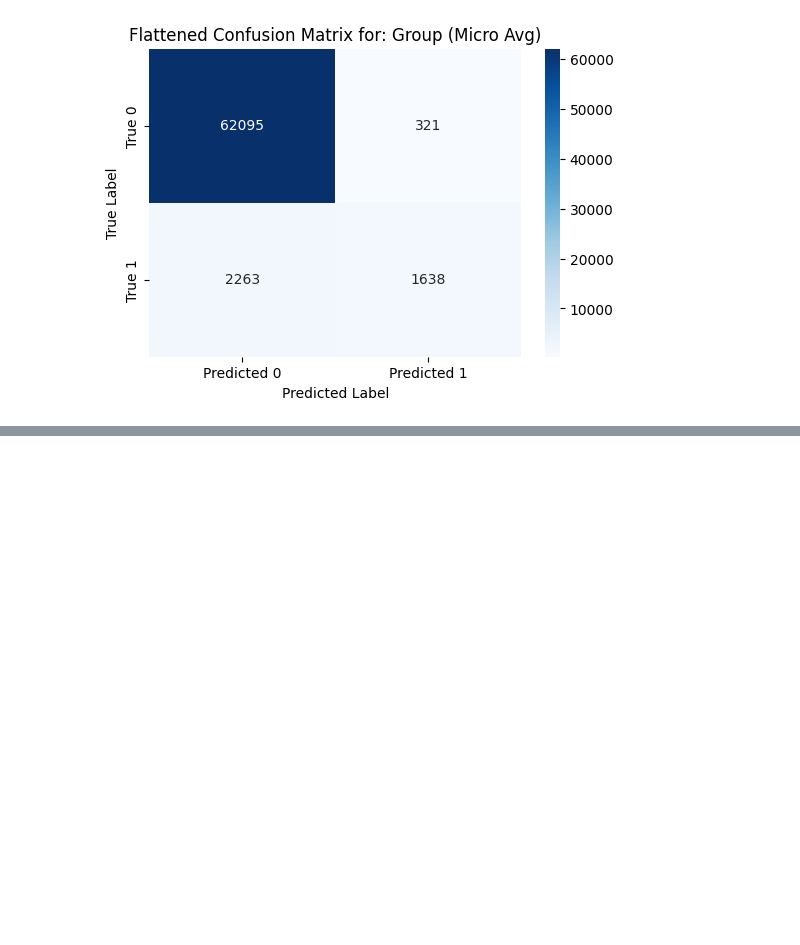
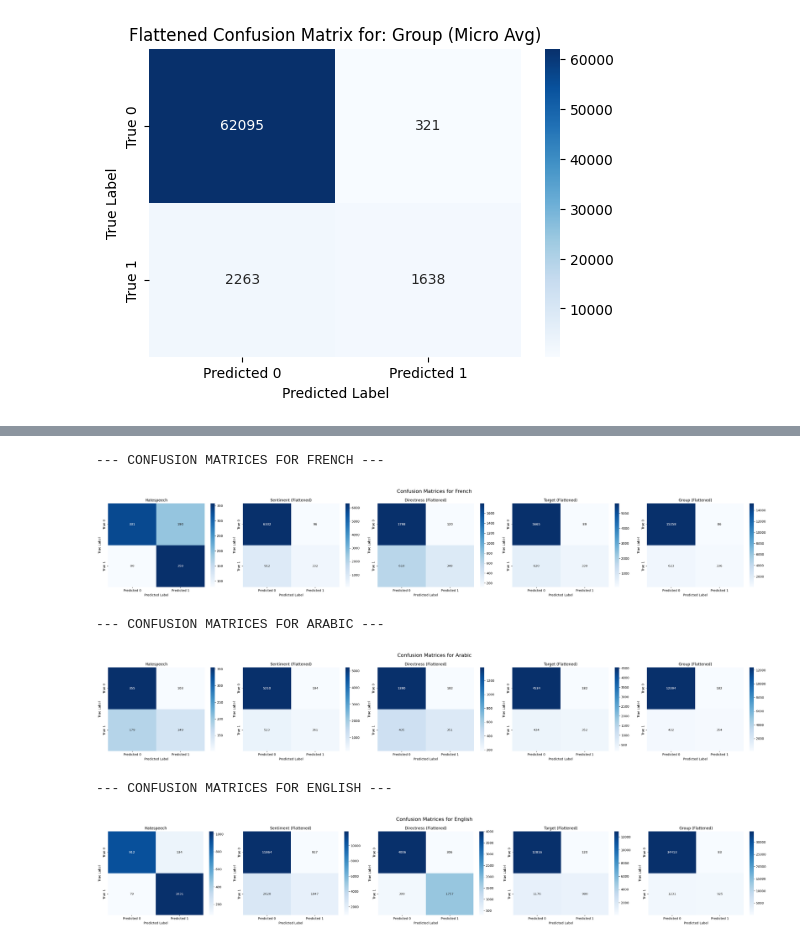
Before and after one commit to nadaamoharram/MLMA_Toxicity_Detection_Deep_Learning, a Jupyter notebook: Modeling/Baseline_mBERT.ipynb, the cells around one changed output, grey strips where cells are left out. Saved outputs shown, nothing was run; the diff lists cells and outputs as text; code cells hidden in the pictures; blank space fills up the shorter version.

```diff
--- a/Modeling/Baseline_mBERT.ipynb
+++ b/Modeling/Baseline_mBERT.ipynb
@@ -1008,0 +1097,59 @@ for i, label_name in id2label.items():
+# %%
+# Apply sigmoid to get probabilities
+sigmoid = torch.nn.Sigmoid()
+predicted_probs_np = sigmoid(torch.Tensor(predicted_logits_np)).numpy()
+
+# Apply threshold to get binary predictions for each label
+predicted_binary_labels_np = (predicted_probs_np >= 0.5).astype(int)
+
+for lang in val_df['language'].unique():
+    print(f"--- CONFUSION MATRICES FOR {lang.upper()} ---")
+    lang_indices = val_df[val_df['language'] == lang].index
+
+    fig, axes = plt.subplots(1, 5, figsize=(30, 5))
+    fig.suptitle(f'Confusion Matrices for {lang.capitalize()}', fontsize=16)
+
+    # Hatespeech
+    cm = confusion_matrix(true_hatespeech[lang_indices], predicted_binary_labels_np[lang_indices, hatespeech_idx])
+    sns.heatmap(cm, annot=True, fmt='d', cmap='Blues', ax=axes[0], xticklabels=['Predicted 0', 'Predicted 1'], yticklabels=['True 0', 'True 1'])
+    axes[0].set_title('Hatespeech')
+    axes[0].set_xlabel('Predicted Label')
+    axes[0].set_ylabel('True Label')
+
+    # Sentiment
+    cm = confusion_matrix(true_sentiment_labels[lang_indices].flatten(), predicted_binary_labels_np[lang_indices][:, sentiment_indices].flatten())
+    sns.heatmap(cm, annot=True, fmt='d', cmap='Blues', ax=axes[1], xticklabels=['Predicted 0', 'Predicted 1'], yticklabels=['True 0', 'True 1'])
+    axes[1].set_title('Sentiment (Flattened)')
+    axes[1].set_xlabel('Predicted Label')
+    axes[1].set_ylabel('True Label')
+
+    # Directness
+    cm = confusion_matrix(true_directness_labels[lang_indices].flatten(), predicted_binary_labels_np[lang_indices][:, directness_indices].flatten())
+    sns.heatmap(cm, annot=True, fmt='d', cmap='Blues', ax=axes[2], xticklabels=['Predicted 0', 'Predicted 1'], yticklabels=['True 0', 'True 1'])
+    axes[2].set_title('Directness (Flattened)')
+    axes[2].set_xlabel('Predicted Label')
+    axes[2].set_ylabel('True Label')
+
+    # Target
+    cm = confusion_matrix(true_target_labels[lang_indices].flatten(), predicted_binary_labels_np[lang_indices][:, target_indices].flatten())
+    sns.heatmap(cm, annot=True, fmt='d', cmap='Blues', ax=axes[3], xticklabels=['Predicted 0', 'Predicted 1'], yticklabels=['True 0', 'True 1'])
+    axes[3].set_title('Target (Flattened)')
+    axes[3].set_xlabel('Predicted Label')
+    axes[3].set_ylabel('True Label')
+
+    # Group
+    cm = confusion_matrix(true_group_labels[lang_indices].flatten(), predicted_binary_labels_np[lang_indices][:, group_indices].flatten())
+    sns.heatmap(cm, annot=True, fmt='d', cmap='Blues', ax=axes[4], xticklabels=['Predicted 0', 'Predicted 1'], yticklabels=['True 0', 'True 1'])
+    axes[4].set_title('Group (Flattened)')
+    axes[4].set_xlabel('Predicted Label')
+    axes[4].set_ylabel('True Label')
+
+    plt.tight_layout()
+    plt.show()
+# %% [output]
+--- CONFUSION MATRICES FOR FRENCH ---
+[figure, added]
+--- CONFUSION MATRICES FOR ARABIC ---
+[figure, added]
+--- CONFUSION MATRICES FOR ENGLISH ---
+[figure, added]
```
Also changed, not shown: parts of 14 cells of this notebook.
